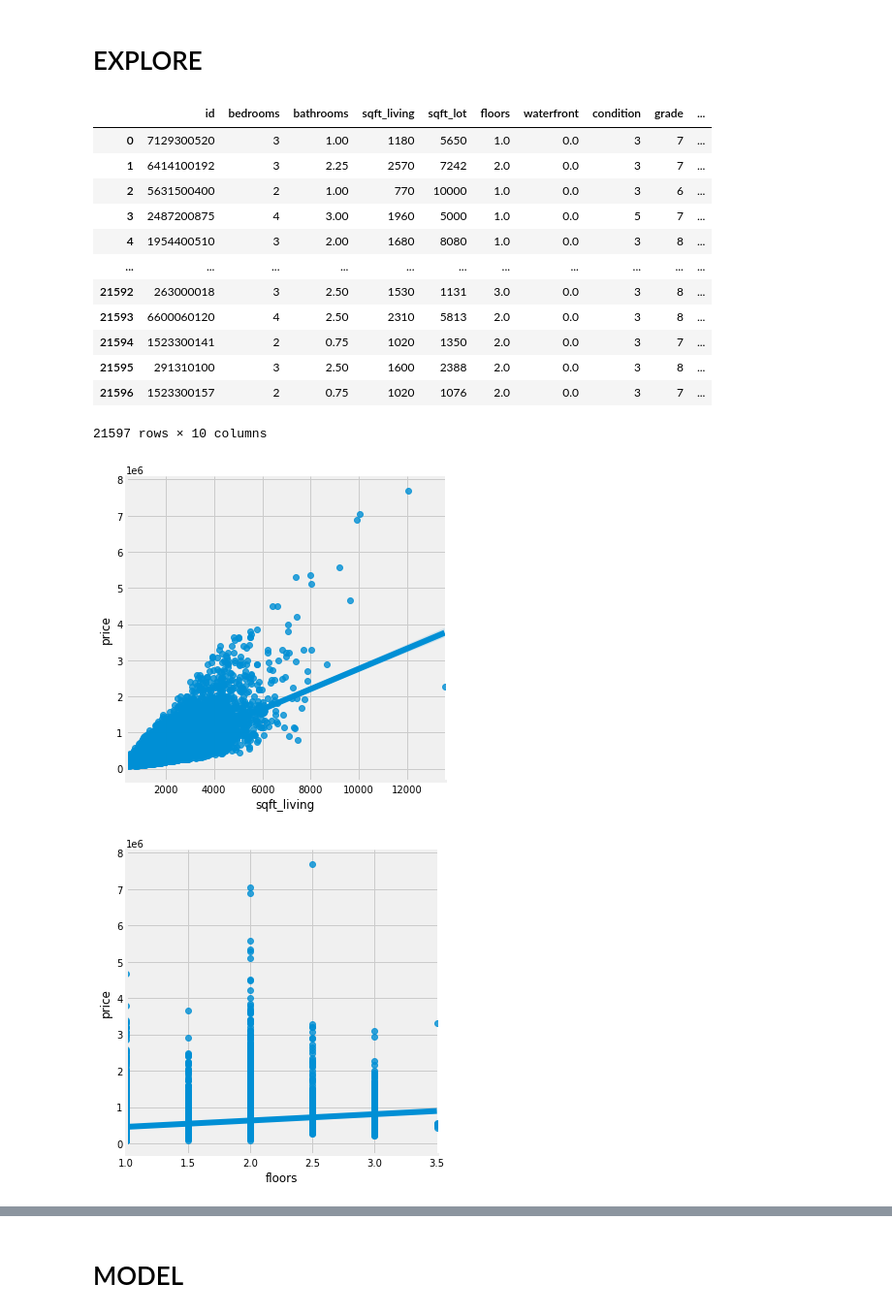
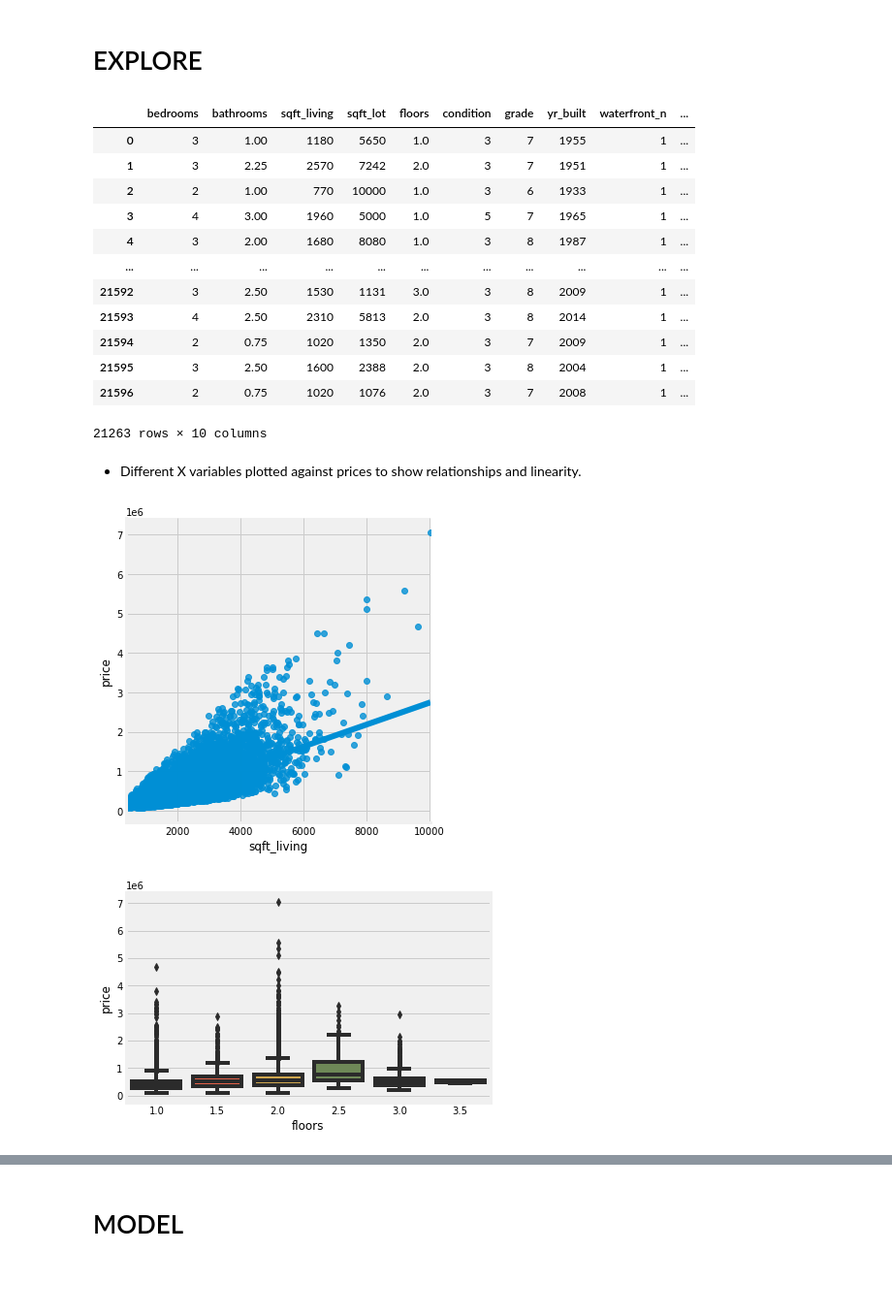
Before and after one commit to justinjhue/osemn-project-template, a Jupyter notebook: working project notebook.ipynb, the cells around one changed output, grey strips where cells are left out. Shown at 97% size. Saved outputs shown, nothing was run; the diff lists cells and outputs as text; code cells hidden in the pictures; blank space fills up the shorter version.

```diff
--- a/working project notebook.ipynb
+++ b/working project notebook.ipynb
@@ -194,5 +51,5 @@ Questions to consider:
 df1 = pd.read_csv('data/kc_house_data.csv', header=0, encoding='latin-1')
 df1 = df1.drop_duplicates()
 df1.drop(['date','view','sqft_above', 'sqft_basement', 'yr_renovated',
-'zipcode', 'lat', 'long', 'sqft_living15', 'sqft_lot15'],axis=1,inplace=True)
+'zipcode', 'lat', 'long', 'sqft_living15', 'sqft_lot15', 'id'],axis=1,inplace=True)
 df1 = df1.fillna(0)
@@ -198,0 +58,8 @@ df1 = df1.fillna(0)
+# %%
+df1 = pd.get_dummies(data=df1, columns=['waterfront'])
+df1 = df1.rename(columns={'waterfront_1.0':'waterfront_y',
+                          'waterfront_0.0':'waterfront_n'})
+# %%
+#Altering data set to only include houses with 5 or less bedrooms
+df1 = df1.loc[df1['bedrooms'] <= 5]
+df1
@@ -203,27 +87,29 @@ df1 = df1.fillna(0)
 x_var = df1.drop('price', axis=1)
 x_var
 # %% [output]
-|  | id | bedrooms | bathrooms | sqft_living | sqft_lot | floors | waterfront | condition | grade | ... |
-| 0 | 7129300520 | 3 | 1.00 | 1180 | 5650 | 1.0 | 0.0 | 3 | 7 | ... |
-| 1 | 6414100192 | 3 | 2.25 | 2570 | 7242 | 2.0 | 0.0 | 3 | 7 | ... |
-| 2 | 5631500400 | 2 | 1.00 | 770 | 10000 | 1.0 | 0.0 | 3 | 6 | ... |
-| 3 | 2487200875 | 4 | 3.00 | 1960 | 5000 | 1.0 | 0.0 | 5 | 7 | ... |
-| 4 | 1954400510 | 3 | 2.00 | 1680 | 8080 | 1.0 | 0.0 | 3 | 8 | ... |
+|  | bedrooms | bathrooms | sqft_living | sqft_lot | floors | condition | grade | yr_built | waterfront_n | ... |
+| 0 | 3 | 1.00 | 1180 | 5650 | 1.0 | 3 | 7 | 1955 | 1 | ... |
+| 1 | 3 | 2.25 | 2570 | 7242 | 2.0 | 3 | 7 | 1951 | 1 | ... |
+| 2 | 2 | 1.00 | 770 | 10000 | 1.0 | 3 | 6 | 1933 | 1 | ... |
+| 3 | 4 | 3.00 | 1960 | 5000 | 1.0 | 5 | 7 | 1965 | 1 | ... |
+| 4 | 3 | 2.00 | 1680 | 8080 | 1.0 | 3 | 8 | 1987 | 1 | ... |
 | ... | ... | ... | ... | ... | ... | ... | ... | ... | ... | ... |
-| 21592 | 263000018 | 3 | 2.50 | 1530 | 1131 | 3.0 | 0.0 | 3 | 8 | ... |
-| 21593 | 6600060120 | 4 | 2.50 | 2310 | 5813 | 2.0 | 0.0 | 3 | 8 | ... |
-| 21594 | 1523300141 | 2 | 0.75 | 1020 | 1350 | 2.0 | 0.0 | 3 | 7 | ... |
-| 21595 | 291310100 | 3 | 2.50 | 1600 | 2388 | 2.0 | 0.0 | 3 | 8 | ... |
-| 21596 | 1523300157 | 2 | 0.75 | 1020 | 1076 | 2.0 | 0.0 | 3 | 7 | ... |
+| 21592 | 3 | 2.50 | 1530 | 1131 | 3.0 | 3 | 8 | 2009 | 1 | ... |
+| 21593 | 4 | 2.50 | 2310 | 5813 | 2.0 | 3 | 8 | 2014 | 1 | ... |
+| 21594 | 2 | 0.75 | 1020 | 1350 | 2.0 | 3 | 7 | 2009 | 1 | ... |
+| 21595 | 3 | 2.50 | 1600 | 2388 | 2.0 | 3 | 8 | 2004 | 1 | ... |
+| 21596 | 2 | 0.75 | 1020 | 1076 | 2.0 | 3 | 7 | 2008 | 1 | ... |
-21597 rows × 10 columns
+21263 rows × 10 columns
+# %% [markdown]
+- Different X variables plotted against prices to show relationships and linearity.
 # %%
 #plotting house sq footage against prices
 sns.lmplot(data=df1, x='sqft_living',y='price');
 # %% [output]
-[figure, old version]
+[figure, new version]
 # %%
-sns.lmplot(data=df1, x='floors',y='price');
+sns.boxplot(data=df1, x='floors',y='price');
 # %% [output]
-[figure, old version]
+[figure, new version]
 # %%
 #plotting bathroom numbers against prices
```
Also changed, not shown: parts of 70 cells of this notebook, 3 other files.
